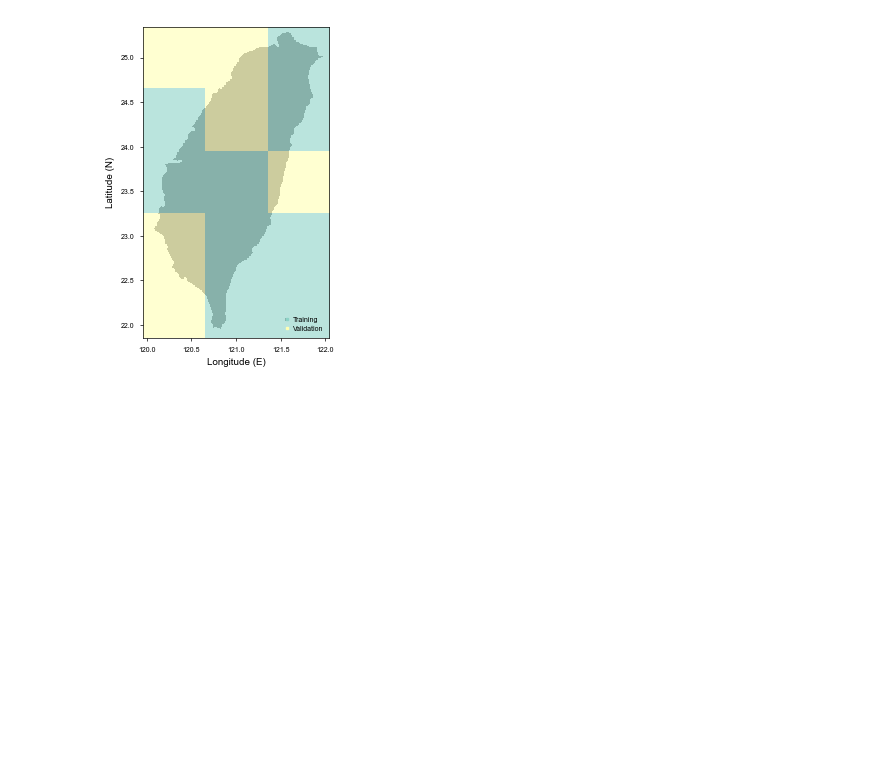
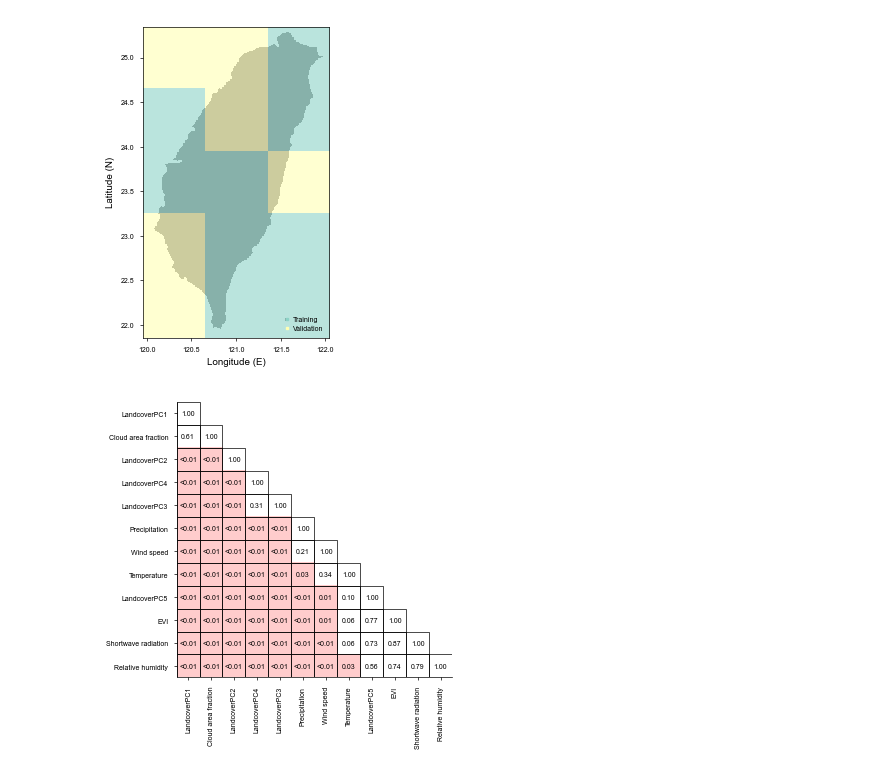
Before and after one commit to yuhinas/DeepSDM, a Jupyter notebook: Supplementary.ipynb, the cells around one changed output. Cells and saved outputs as stored; diff of their text form; code cells hidden in the pictures; blank space fills up the shorter version.

Commit message:
rewrite Fig3 plotting codes

```diff
--- a/Supplementary.ipynb
+++ b/Supplementary.ipynb
@@ -326,3 +326,92 @@ plt.savefig(os.path.join(plot_path_FigS1_trainvalidationsplit, 'train_validation
 plt.show()
 # %% [output]
 [figure]
+# %%
+# 設置 Species 為索引
+df_attention_order = df_attention.copy()
+df_attention_order.set_index('Species', inplace=True)
+
+# 確保 "landcover_PC00" 存在於 DataFrame
+if "landcover_PC00" not in df_attention_order.columns:
+    raise ValueError("Column 'landcover_PC00' not found in df_attention.")
+
+# 依據 "landcover_PC00" 由小到大排序物種
+df_attention_order = df_attention_order.sort_values(by="landcover_PC00", ascending=True)
+
+# 計算每個環境因子的平均 Attention Score，並排序（由大到小）
+factor_order = df_attention_order.mean().sort_values(ascending=False).index
+
+# 重新排序 DataFrame 的列（環境因子）
+df_attention_order = df_attention_order[factor_order]
+
+df_attention_order.index = [f"{sp.split('_')[0]} {sp.split('_')[1]}" for sp in list(df_attention_order.index)]
+df_attention_order.columns = [env_list_change[env] for env in df_attention_order.columns]
+# 取得排序後的環境因子名稱
+sorted_env_factors = df_attention_order.columns
+
+# 重新計算 p-value 矩陣（依照新的順序）
+p_value_matrix_sorted = pd.DataFrame(np.ones((len(sorted_env_factors), len(sorted_env_factors))),
+                                     index=sorted_env_factors, columns=sorted_env_factors)
+
+for i, factor1 in enumerate(sorted_env_factors):
+    for j, factor2 in enumerate(sorted_env_factors):
+        # 設置對角線值為 1
+        if i == j:
+            p_value_matrix_sorted.loc[factor1, factor2] = 1.0
+        else:
+            _, p_value = stats.mannwhitneyu(df_attention_order[factor1], df_attention_order[factor2], alternative='two-sided')
+            p_value_matrix_sorted.loc[factor1, factor2] = p_value
+            p_value_matrix_sorted.loc[factor2, factor1] = p_value  # 對稱填充
+
+# 轉換 p-value 矩陣為 NumPy 陣列
+p_value_array = p_value_matrix_sorted.to_numpy()
+
+
+threshold = 0.05
+custom_cmap = ListedColormap(["red", "white"])
+
+# 創建布林遮罩：小於 0.05（紅色），大於等於 0.05（白色）
+color_mask = np.where(p_value_array < threshold, 0, 1)  # 0: 紅色, 1: 白色
+
+# 創建右上三角形 mask（包含對角線），用 NaN 隱藏
+upper_triangle_mask = np.triu(np.ones_like(p_value_array, dtype=bool), k=1)
+color_mask = np.where(upper_triangle_mask, np.nan, color_mask)
+
+# 繪製 p-value 矩陣（使用 ax.imshow）
+fig, ax = plt.subplots(figsize=mm2inch(90, 90), constrained_layout = True)
+
+# 顯示矩陣，應用自定義 colormap
+ax.imshow(color_mask, cmap=custom_cmap, interpolation='nearest', alpha=0.2)
+
+# 設置坐標標籤
+ax.set_xticks(np.arange(len(sorted_env_factors)))
+ax.set_yticks(np.arange(len(sorted_env_factors)))
+ax.set_xticklabels(sorted_env_factors, rotation=90)
+ax.set_yticklabels(sorted_env_factors)
+
+# 手動繪製左下三角形（包含對角線）的框線
+for i in range(len(sorted_env_factors)):
+    for j in range(len(sorted_env_factors)):
+        if i >= j:  # 只繪製左下三角的框線
+            rect = plt.Rectangle((j - 0.5, i - 0.5), 1, 1, fill=False, edgecolor='black', linewidth=0.5)
+            ax.add_patch(rect)
+
+# 在矩陣中標記 p-value（僅左下三角，右上三角留空白）
+for i in range(len(sorted_env_factors)):
+    for j in range(len(sorted_env_factors)):
+        if i >= j:  # 只顯示左下三角和對角線部分
+            p_val = p_value_matrix_sorted.iloc[i, j]
+            if round(p_val, 2) < 0.01:
+                text = "<0.01"
+            else:
+                text = f"{round(p_val, 2):.2f}"  # 四捨五入到 0.01
+            ax.text(j, i, text, ha='center', va='center', color='black', fontsize=5,)
+
+# 隱藏上方與右方的邊線
+ax.spines['top'].set_visible(False)
+ax.spines['right'].set_visible(False)
+plt.savefig(os.path.join(plot_path_attentionstats, 'median.pdf'), transparent = True, dpi = 500)
+# 顯示圖表
+plt.show()
+# %% [output]
+[figure, added]
```
Also changed, not shown: parts of 1 cell of this notebook, 1 other file.
